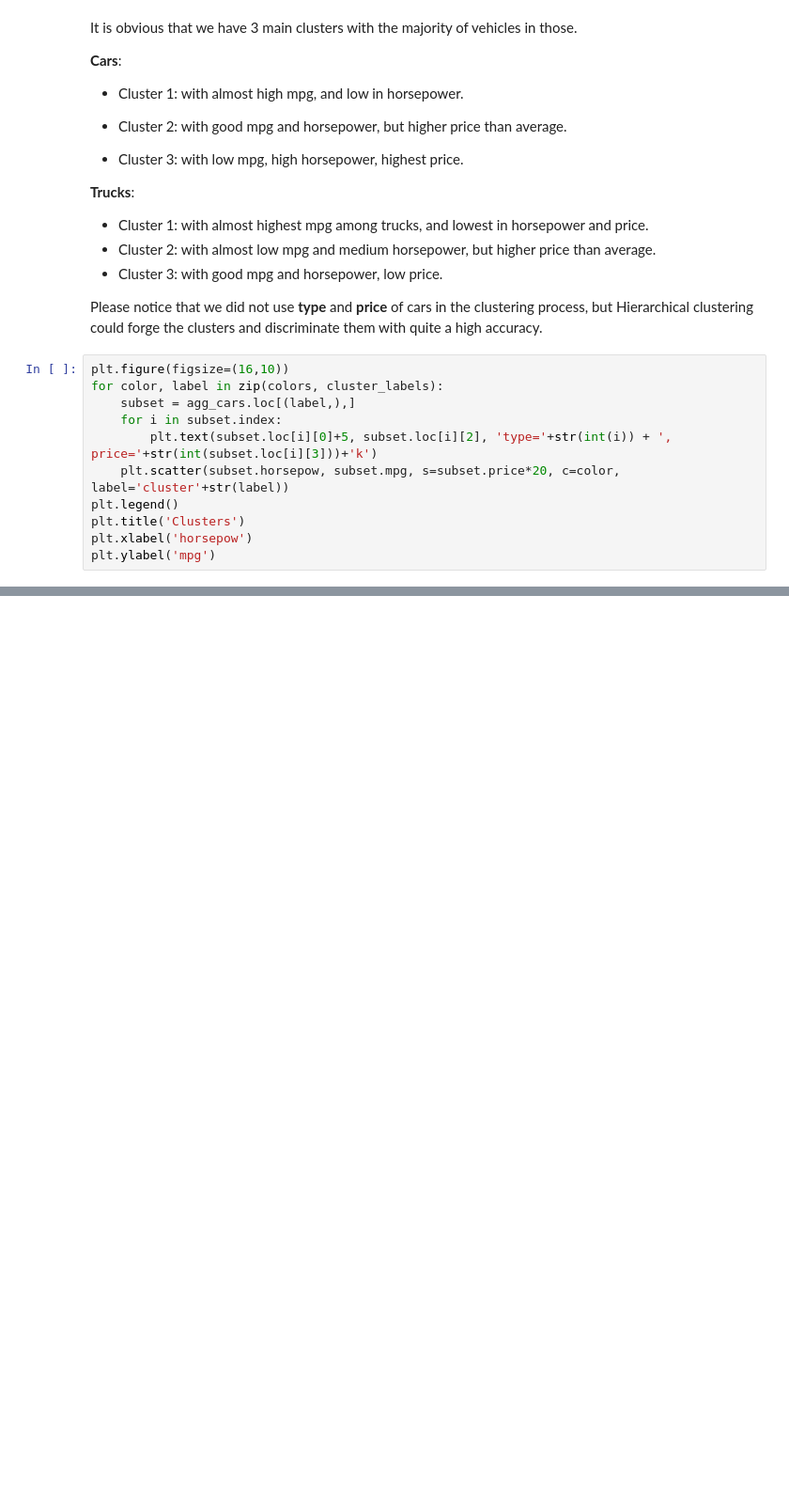
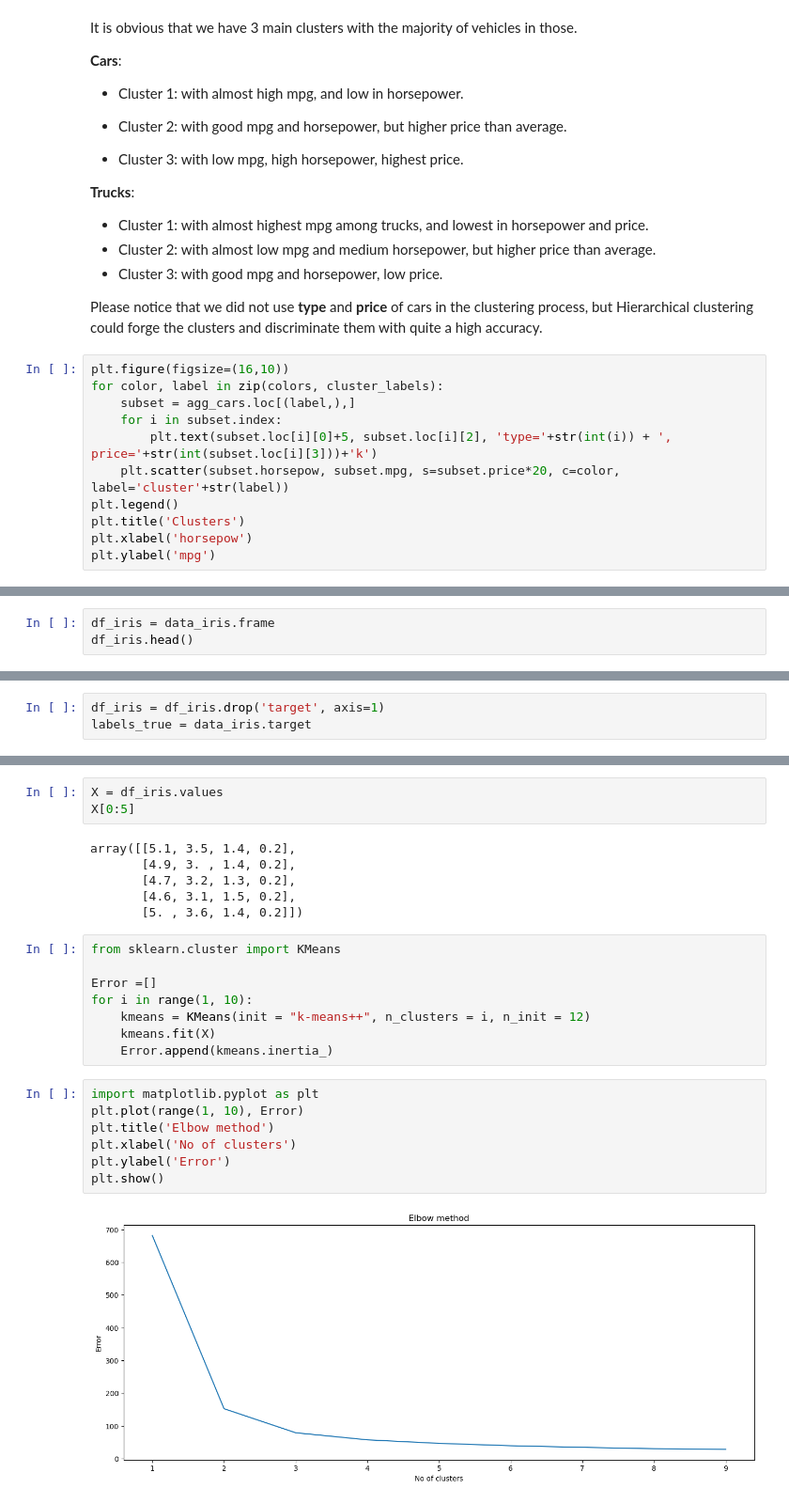
Before and after one commit to jlang62/machine-learning-exercises, a Jupyter notebook: lectures/Lecture_7_Hierarchical_Clustering-Cars.ipynb, the cells around one changed output, grey strips where cells are left out. Shown at 94% size. Drawn from its saved outputs; the diff is of its cells as text; blank space fills up the shorter version.

```diff
--- a/lectures/Lecture_7_Hierarchical_Clustering-Cars.ipynb
+++ b/lectures/Lecture_7_Hierarchical_Clustering-Cars.ipynb
@@ -326,0 +636,3 @@ plt.ylabel('mpg')
+# %%
+df_iris = data_iris.frame
+df_iris.head()
@@ -326,0 +646,3 @@ plt.ylabel('mpg')
+# %%
+df_iris = df_iris.drop('target', axis=1)
+labels_true = data_iris.target
@@ -326,0 +663,26 @@ plt.ylabel('mpg')
+# %%
+X = df_iris.values
+X[0:5]
+# %% [output]
+array([[5.1, 3.5, 1.4, 0.2],
+       [4.9, 3. , 1.4, 0.2],
+       [4.7, 3.2, 1.3, 0.2],
+       [4.6, 3.1, 1.5, 0.2],
+       [5. , 3.6, 1.4, 0.2]])
+# %%
+from sklearn.cluster import KMeans
+
+Error =[]
+for i in range(1, 10):
+    kmeans = KMeans(init = "k-means++", n_clusters = i, n_init = 12)
+    kmeans.fit(X)
+    Error.append(kmeans.inertia_)
+# %%
+import matplotlib.pyplot as plt
+plt.plot(range(1, 10), Error)
+plt.title('Elbow method')
+plt.xlabel('No of clusters')
+plt.ylabel('Error')
+plt.show()
+# %% [output]
+[figure, added]
```
Also changed, not shown: parts of 41 cells of this notebook.
